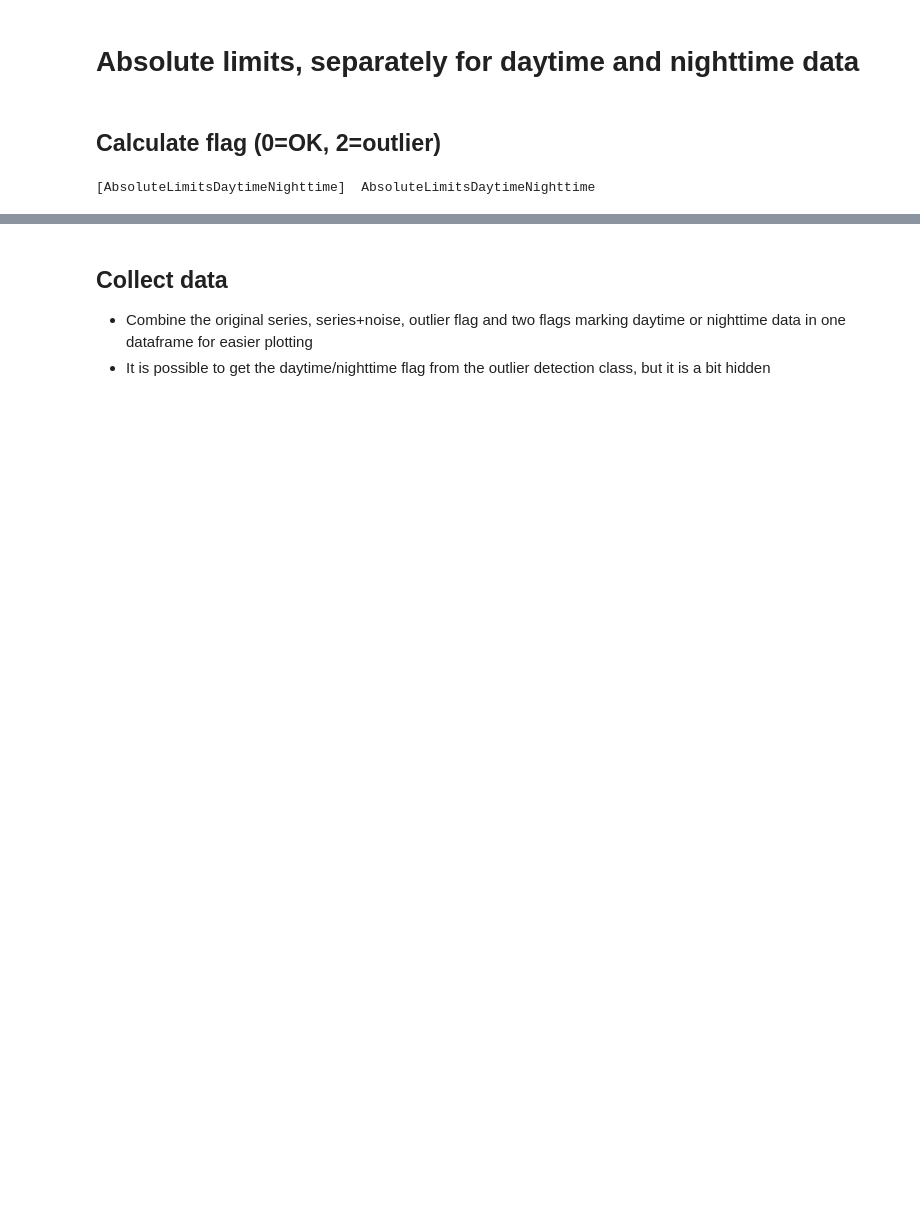
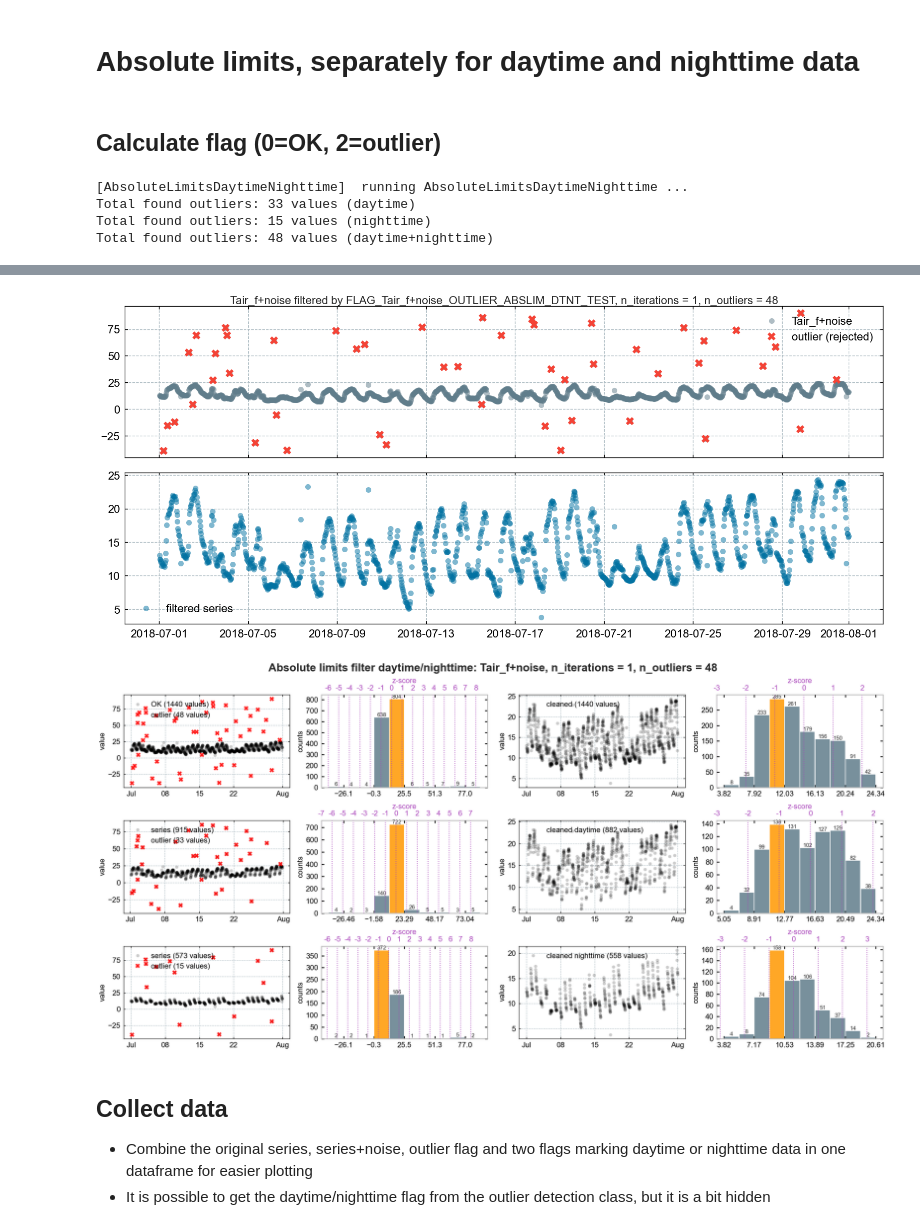
Before and after one commit to holukas/diive, a Jupyter notebook: notebooks/OutlierDetection/AbsoluteLimitsDaytimeNighttime.ipynb, the cells around one changed output, grey strips where cells are left out. Drawn from its saved outputs; the diff is of its cells as text; code cells hidden in the pictures; blank space fills up the shorter version.

```diff
--- a/notebooks/OutlierDetection/AbsoluteLimitsDaytimeNighttime.ipynb
+++ b/notebooks/OutlierDetection/AbsoluteLimitsDaytimeNighttime.ipynb
@@ -103,13 +108,18 @@ al = AbsoluteLimitsDaytimeNighttime(
     lon=9.855972,
     utc_offset=1,
     daytime_minmax=daytime_minmax,
-    nighttime_minmax=nighttime_minmax
+    nighttime_minmax=nighttime_minmax,
+    showplot=True,
+    verbose=True
 )
 al.calc(repeat=False)
 flag = al.get_flag()
 flag
 # %% [output]
-[AbsoluteLimitsDaytimeNighttime]  AbsoluteLimitsDaytimeNighttime
+[AbsoluteLimitsDaytimeNighttime]  running AbsoluteLimitsDaytimeNighttime ...
+Total found outliers: 33 values (daytime)
+Total found outliers: 15 values (nighttime)
+Total found outliers: 48 values (daytime+nighttime)
 TIMESTAMP_MIDDLE
 2018-07-01 00:15:00    0.0
 2018-07-01 00:45:00    0.0
@@ -125,4 +135,6 @@ TIMESTAMP_MIDDLE
 Freq: 30min, Name: FLAG_Tair_f+noise_OUTLIER_ABSLIM_DTNT_TEST, Length: 1488, dtype: float64
+[figure, added]
+[figure, added]
 # %% [markdown]
 ## Collect data
 - Combine the original series, series+noise, outlier flag and two flags marking daytime or nighttime data in one dataframe for easier plotting
```
Also changed, not shown: parts of 8 cells of this notebook, 8 other files.
